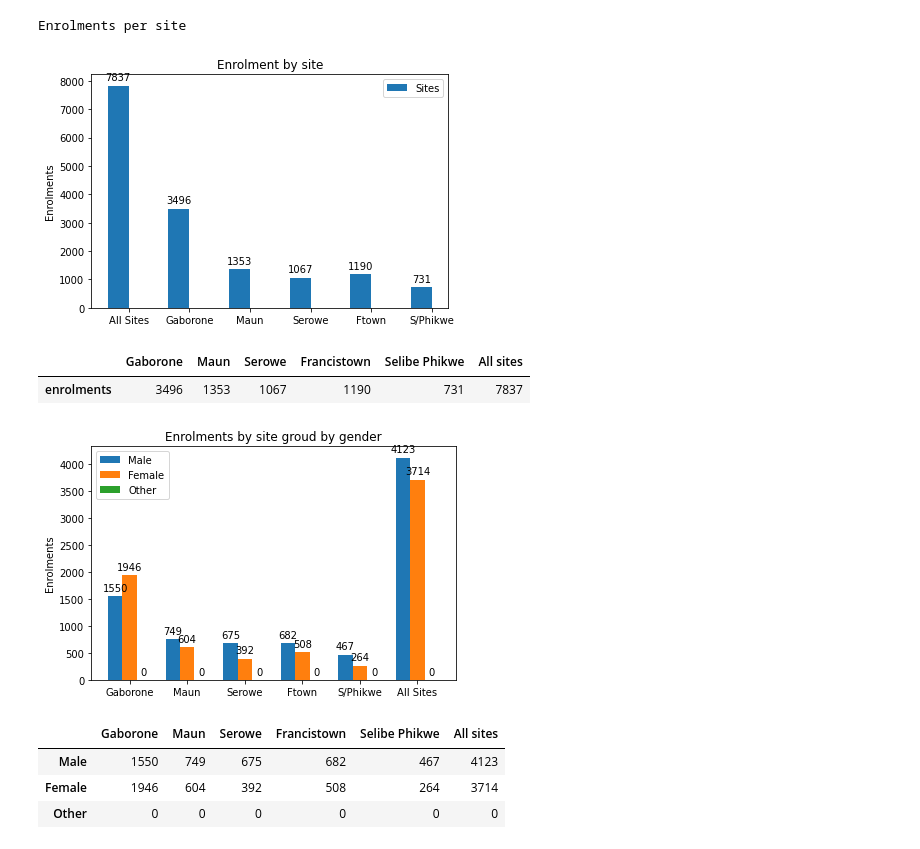
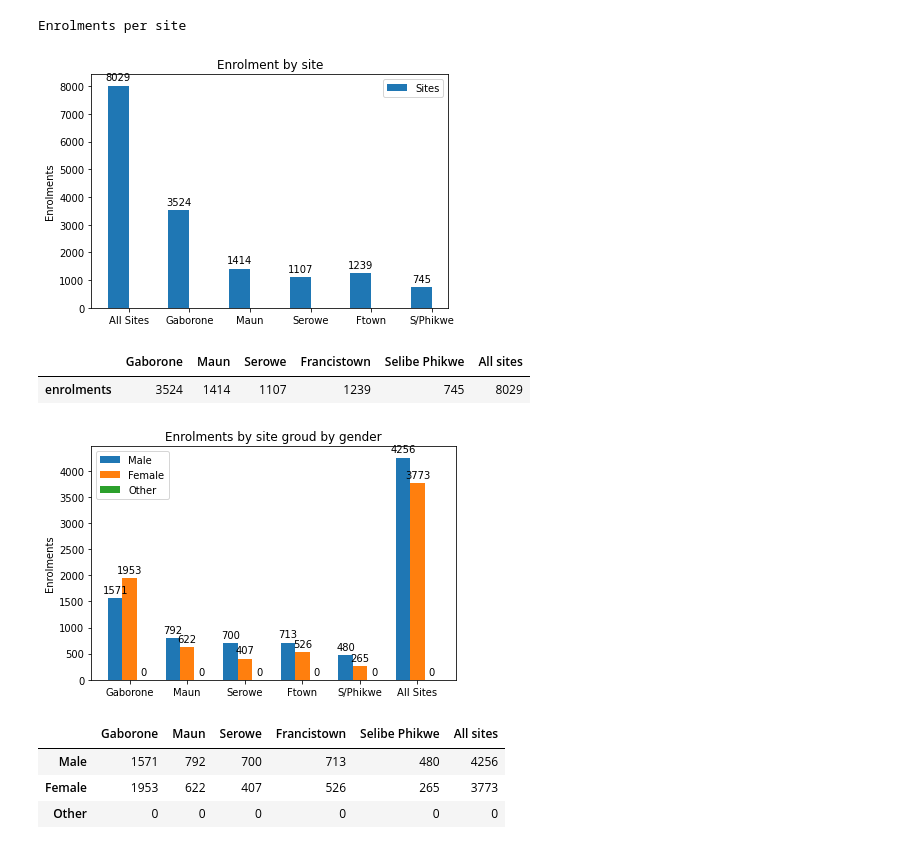
Before and after one commit to geek911/esr21, a Jupyter notebook: notebooks/azd_report_starts.ipynb, the cells around one changed output. Cells and saved outputs as stored; diff of their text form; code cells hidden in the pictures.

```diff
--- a/notebooks/azd_report_starts.ipynb
+++ b/notebooks/azd_report_starts.ipynb
@@ -38,7 +41,7 @@ from django.utils.timezone import make_aware
 import datetime
 tz = pytz.timezone('Africa/Gaborone')
 #All data capture before the date below
-created = datetime.datetime(2022, 1, 14, 0, 0)
+created = datetime.datetime(2022, 1, 21, 0, 0)
 created = make_aware(created, tz, True)
 # %%
 # Total Enrolled particiapants
@@ -137,12 +140,12 @@ ax.bar_label(rects1, padding=3)
 fig.tight_layout()
 
 plt.show()
-df
+display(HTML(df.to_html()))
 # %% [output]
 Enrolments per site
-[figure, old version]
+[figure, new version]
 |  | Gaborone | Maun | Serowe | Francistown | Selibe Phikwe | All sites |
-| enrolments | 3496 | 1353 | 1067 | 1190 | 731 | 7837 |
+| enrolments | 3524 | 1414 | 1107 | 1239 | 745 | 8029 |
 # %%
 dt = [
     [
@@ -200,38 +203,38 @@ female = [
 other = [
     enrol_other_gabs.count(),
     enrol_other_maun.count(),
     enrol_other_serowe.count(),
     enrol_other_ftown.count(),
     enrol_other_phikwe.count(),
     enrol_other_all_sites.count()
 ]
 
 x = np.arange(len(labels))  # the label locations
 width = 0.25  # the width of the bars
 
 fig, ax = plt.subplots()
 rects1 = ax.bar(x-0.25, male, width, label='Male')
 rects2 = ax.bar(x, female, width, label='Female')
 rects3 = ax.bar(x+0.25, other, width, label='Other')
 
 # Add some text for labels, title and custom x-axis tick labels, etc.
 ax.set_ylabel('Enrolments')
 ax.set_title('Enrolments by site groud by gender')
 ax.set_xticks(x, labels)
 ax.legend()
 
 ax.bar_label(rects1, padding=3)
 ax.bar_label(rects2, padding=3)
 ax.bar_label(rects3, padding=3)
 
 fig.tight_layout()
 plt.show()
-df
+display(HTML(df.to_html()))
 # %% [output]
-[figure, old version]
+[figure, new version]
 |  | Gaborone | Maun | Serowe | Francistown | Selibe Phikwe | All sites |
-| Male | 1550 | 749 | 675 | 682 | 467 | 4123 |
-| Female | 1946 | 604 | 392 | 508 | 264 | 3714 |
+| Male | 1571 | 792 | 700 | 713 | 480 | 4256 |
+| Female | 1953 | 622 | 407 | 526 | 265 | 3773 |
 | Other | 0 | 0 | 0 | 0 | 0 | 0 |
 # %%
 # Vaccinations
```
Also changed, not shown: parts of 19 cells of this notebook, 2 other files.
